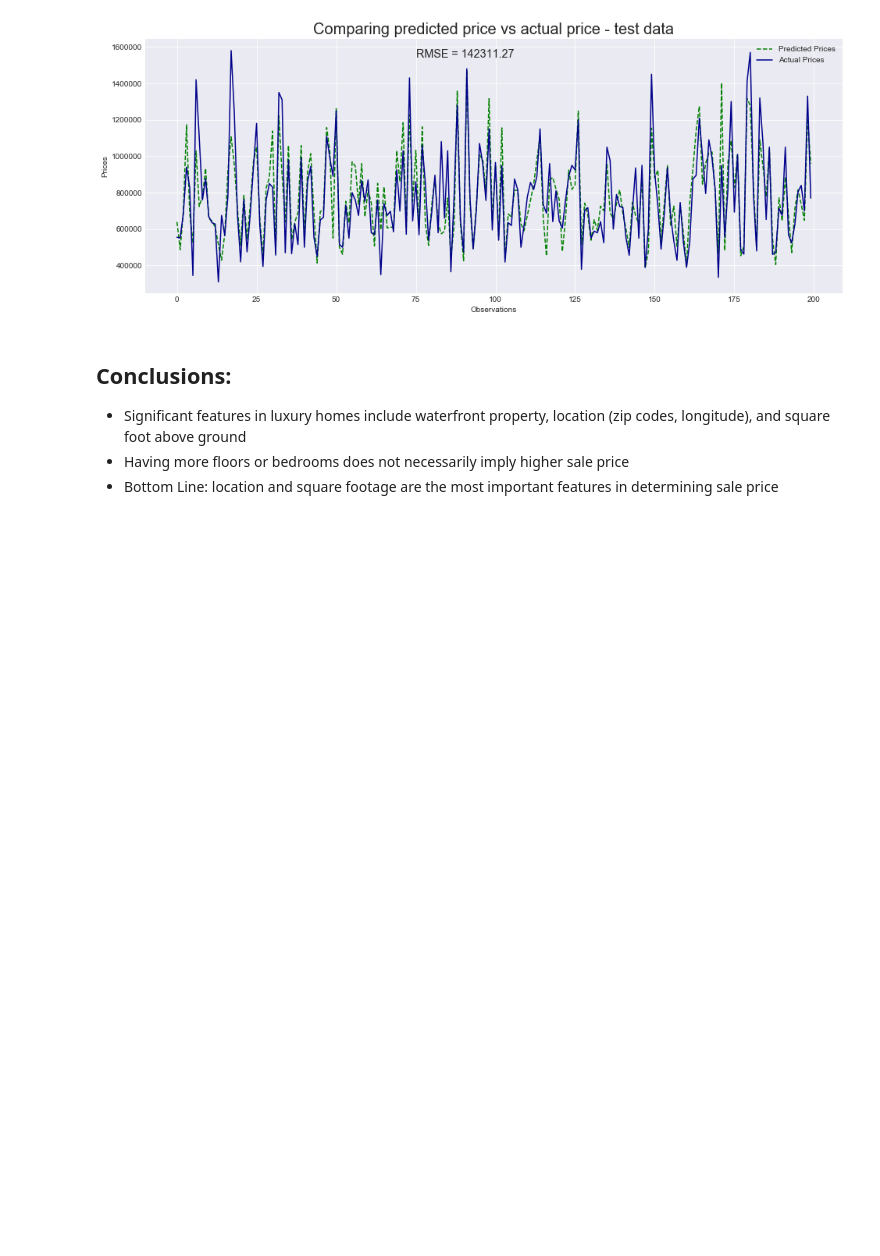
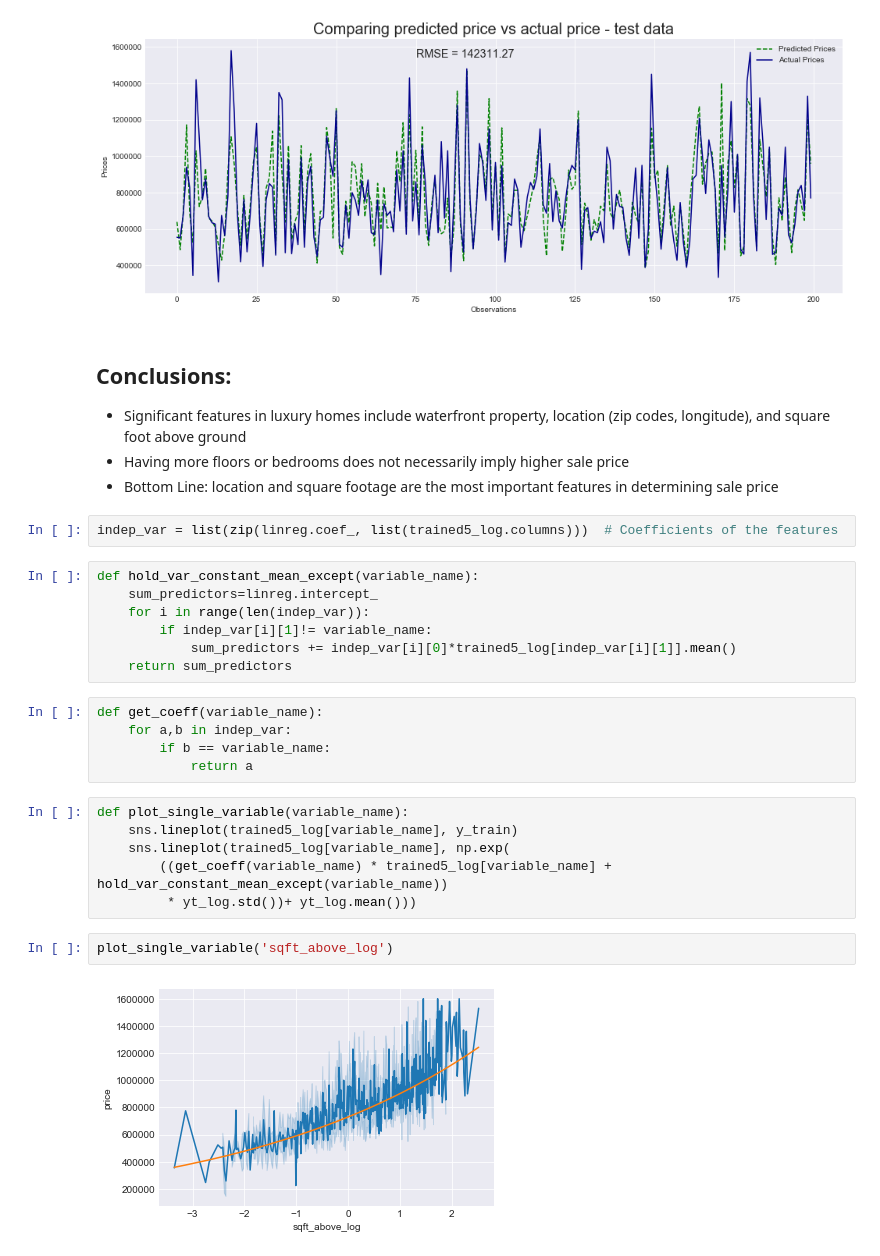
Before and after one commit to melodygr/Housing-Regression-Project, a Jupyter notebook: data-cleaning-EDA-Modeling-new.ipynb, the cells around one changed output. Saved outputs shown, nothing was run; the diff lists cells and outputs as text; blank space fills up the shorter version.

Commit message:
final model graphs

```diff
--- a/data-cleaning-EDA-Modeling-new.ipynb
+++ b/data-cleaning-EDA-Modeling-new.ipynb
@@ -2142,3 +2122,27 @@ plt.savefig('images/predictions_test.png'), plt.show();
 * Significant features in luxury homes include waterfront property, location (zip codes, longitude), and square foot above ground
 * Having more floors or bedrooms does not necessarily imply higher sale price
 * Bottom Line: location and square footage are the most important features in determining sale price
+# %%
+indep_var = list(zip(linreg.coef_, list(trained5_log.columns)))  # Coefficients of the features
+# %%
+def hold_var_constant_mean_except(variable_name):
+    sum_predictors=linreg.intercept_
+    for i in range(len(indep_var)):
+        if indep_var[i][1]!= variable_name:
+            sum_predictors += indep_var[i][0]*trained5_log[indep_var[i][1]].mean()
+    return sum_predictors
+# %%
+def get_coeff(variable_name):
+    for a,b in indep_var:
+        if b == variable_name:
+            return a
+# %%
+def plot_single_variable(variable_name):
+    sns.lineplot(trained5_log[variable_name], y_train)
+    sns.lineplot(trained5_log[variable_name], np.exp(
+        ((get_coeff(variable_name) * trained5_log[variable_name] + hold_var_constant_mean_except(variable_name))
+         * yt_log.std())+ yt_log.mean()))
+# %%
+plot_single_variable('sqft_above_log')
+# %% [output]
+[figure, added]
```
Also changed, not shown: parts of 12 cells of this notebook, 1 other file.
